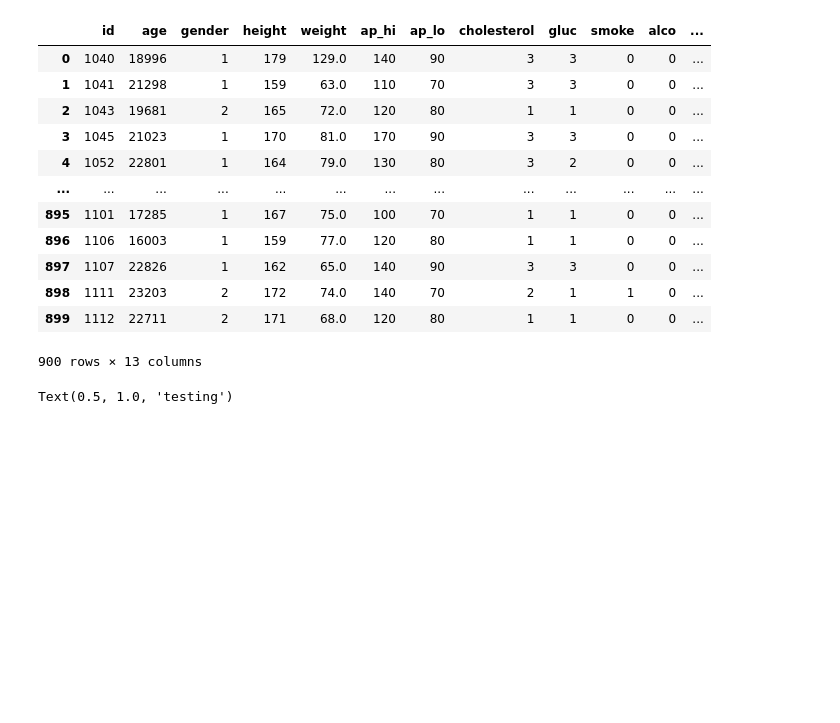
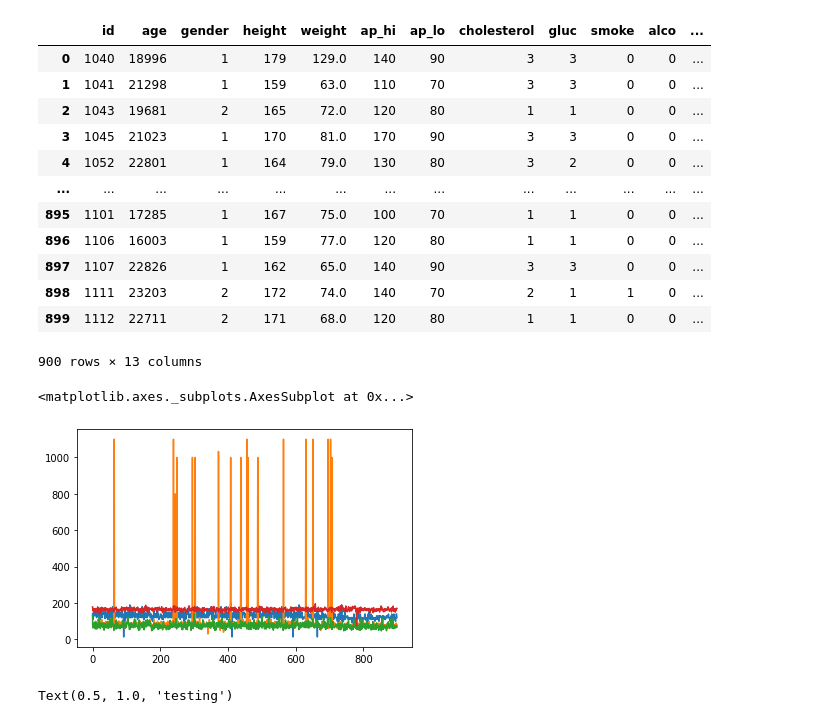
Before and after one commit to HuzainAzis/knn-cv, a Jupyter notebook: sourcecode.ipynb, the cells around one changed output. Saved outputs shown, nothing was run; the diff lists cells and outputs as text; code cells hidden in the pictures; blank space fills up the shorter version.

```diff
--- a/sourcecode.ipynb
+++ b/sourcecode.ipynb
@@ -47,6 +52,14 @@ datatrain
 | 898 | 1111 | 23203 | 2 | 172 | 74.0 | 140 | 70 | 2 | 1 | 1 | 0 | ... |
 | 899 | 1112 | 22711 | 2 | 171 | 68.0 | 120 | 80 | 1 | 1 | 0 | 0 | ... |
 900 rows × 13 columns
+# %%
+sns.lineplot(data=datatrain['ap_hi'])
+sns.lineplot(data=datatrain['ap_lo'])
+sns.lineplot(data=datatrain['weight'])
+sns.lineplot(data=datatrain['height'])
+# %% [output]
+<matplotlib.axes._subplots.AxesSubplot at 0x...>
+[figure, added]
 # %%
 #split target and attribute
 
```
Also changed, not shown: parts of 2 cells of this notebook.
